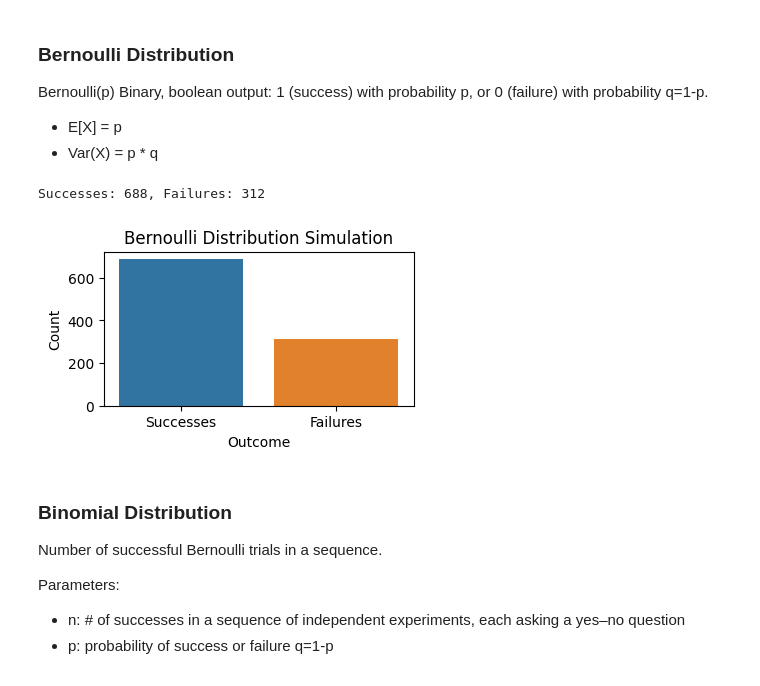
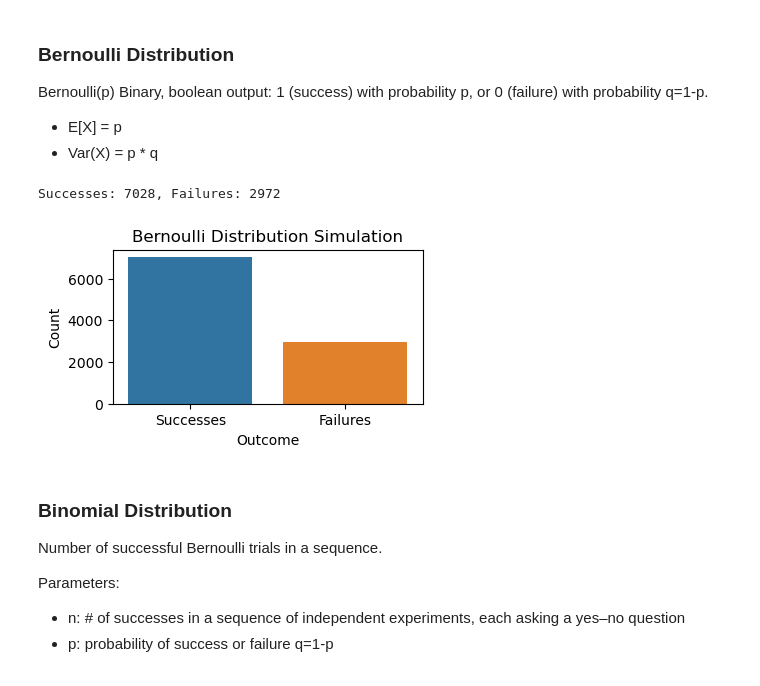
Before and after one commit to Jordanbarker/jordanbarker.github.io, a Jupyter notebook: Jupyter_Notebooks/Distributions.ipynb, the cells around one changed output. Saved outputs shown, nothing was run; the diff lists cells and outputs as text; code cells hidden in the pictures.

```diff
--- a/Jupyter_Notebooks/Distributions.ipynb
+++ b/Jupyter_Notebooks/Distributions.ipynb
@@ -28,29 +29,31 @@ Binary, boolean output: 1 (success) with probability p, or 0 (failure) with prob
 # %%
 import numpy as np
 import seaborn as sns
 import matplotlib.pyplot as plt
 import scipy.stats as stats
+import warnings
+warnings.simplefilter(action='ignore', category=FutureWarning)
 
 p = 0.7 # probability of getting a "success" (heads)
-num_simulations = 1000
+num_simulations = 10000
 
 # generate random bernoulli distributed variables (0 or 1)
 simulations = np.random.binomial(n=1, p=p, size=num_simulations)
 
 # count the number of successes and failures
 successes = np.count_nonzero(simulations == 1)
 failures = np.count_nonzero(simulations == 0)
 print(f'Successes: {successes}, Failures: {failures}')
 
 plt.figure(figsize=(4, 2))
 sns.barplot(x=['Successes', 'Failures'], y=[successes, failures], palette=['#1f77b4', '#ff7f0e'])
 plt.xlabel('Outcome')
 plt.ylabel('Count')
 plt.title('Bernoulli Distribution Simulation')
 plt.show()
 # %% [output]
-Successes: 688, Failures: 312
+Successes: 7028, Failures: 2972
-[figure, old version]
+[figure, new version]
 # %% [markdown]
 ### Binomial Distribution <a name="binomial-distribution"></a>
 
```
Also changed, not shown: parts of 12 cells of this notebook, 1 other file.
